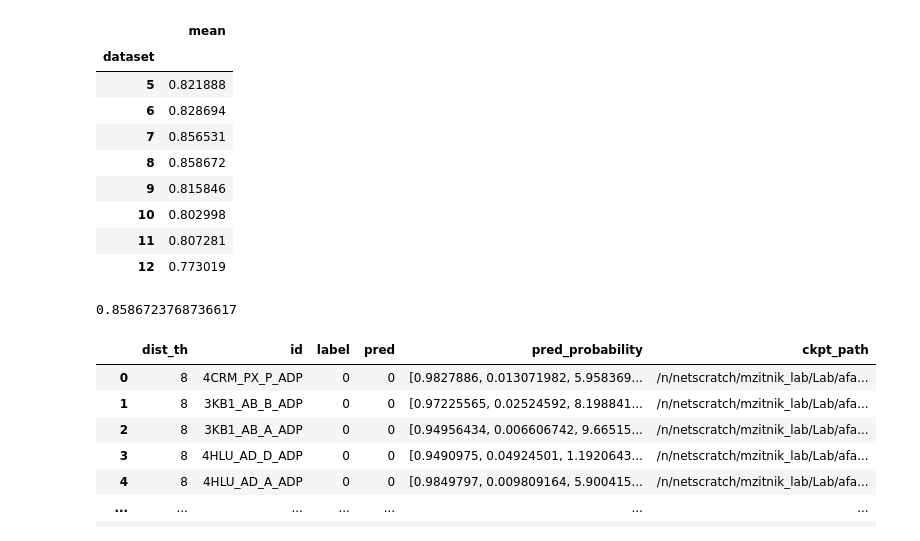
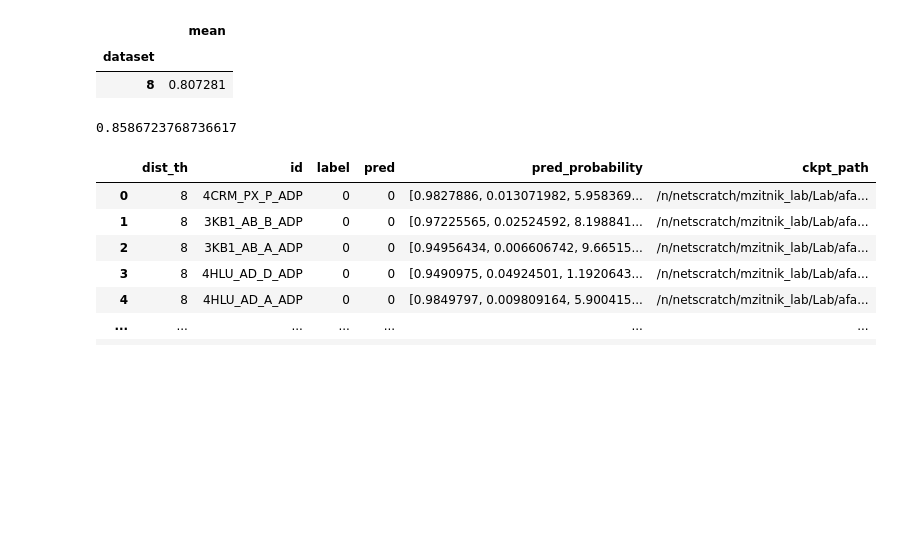
Before and after one commit to mims-harvard/ATOMICA, a Jupyter notebook: case_studies/masif_ligand_benchmark/benchmarking_dist8.ipynb, the cells around one changed output. Drawn from its saved outputs; the diff is of its cells as text; code cells hidden in the pictures; blank space fills up the shorter version.

```diff
--- a/case_studies/masif_ligand_benchmark/benchmarking_dist8.ipynb
+++ b/case_studies/masif_ligand_benchmark/benchmarking_dist8.ipynb
@@ -23,7 +23,7 @@ def get_best_ckpt(ckpt_dir):
 run_name_pat = re.compile(r"dataset\d+_round3_lr3e-5_wd0\.001_drop0\.1_weighted_loss")
 
 prefix = "/n/netscratch/mzitnik_lab/Lab/afang/ATOMICA/baselines/masif_benchmark/models/version_"
-checkpoint_dirs = [f'{prefix}{i}' for i in range(139, 231)]
+checkpoint_dirs = [f'{prefix}{i}' for i in range(139, 256)]
 
 checkpoint_val_results = []
 for ckpt_dir in tqdm(checkpoint_dirs, total=len(checkpoint_dirs), desc="Processing checkpoints"):
@@ -31,7 +31,7 @@ for ckpt_dir in tqdm(checkpoint_dirs, total=len(checkpoint_dirs), desc="Processi
     if os.path.exists(args_path):
         with open(args_path, "r") as f:
             args = json.load(f)
-        if run_name_pat.fullmatch(args.get('run_name', '')):
+        if "_round4_" in args.get('run_name', ''): #or run_name_pat.fullmatch(args.get('run_name', '')):
             val_metric, ckpt_path = get_best_ckpt(ckpt_dir)
             checkpoint_val_results.append({
                 "val_metric": val_metric,
@@ -192,43 +183,36 @@ for dataset in top5_per_dataset['dataset'].unique():
     checkpoints = top5_per_dataset[top5_per_dataset['dataset'] == dataset]['ckpt_path'].tolist()
     all_preds = []
     for i, ckpt_path in enumerate(checkpoints):
-        test_results = pd.read_csv(f"{os.path.dirname(ckpt_path)}/test_preds.csv")
+        test_results = pd.read_parquet(f"{os.path.dirname(ckpt_path)}/test_preds.parquet")
         test_results['seed'] = i
         all_preds.append(test_results)
     all_preds = pd.concat(all_preds, ignore_index=True)
 
     # ensemble the predictions per id
     ensembled_preds = (
         all_preds.groupby('id', as_index=False)
         .agg(
             pred_list=('pred', lambda s: s.tolist()),
             pred_probability=('pred_probability', _mean_prob),
             label=('label', 'first'),
         )
     )
 
     # ensembled_preds['pred'] = ensembled_preds['pred_list'].apply(lambda x: Counter(x).most_common(1)[0][0])
     ensembled_preds['pred'] = ensembled_preds['pred_probability'].apply(lambda x: np.argmax(x))
     ensembled_preds.drop(columns=['pred_list'], inplace=True)
 
     ensembled_preds['dataset'] = dataset
     ensembled_preds['accuracy'] = (ensembled_preds['label'] == ensembled_preds['pred']).astype(float)
 
     ensembled_results.append(ensembled_preds)
 
 ensembled_results_df = pd.concat(ensembled_results, ignore_index=True)
 ensembled_results_df.groupby('dataset')['accuracy'].agg(['mean'])
 # %% [output]
 |  | mean |
 | dataset |  |
-| 5 | 0.821888 |
-| 6 | 0.828694 |
-| 7 | 0.856531 |
-| 8 | 0.858672 |
-| 9 | 0.815846 |
-| 10 | 0.802998 |
-| 11 | 0.807281 |
-| 12 | 0.773019 |
+| 8 | 0.807281 |
 # %%
 ensembled_results = []
 for dataset in top5_per_dataset['dataset'].unique():
```
Also changed, not shown: parts of 6 cells of this notebook, 2 other files.
